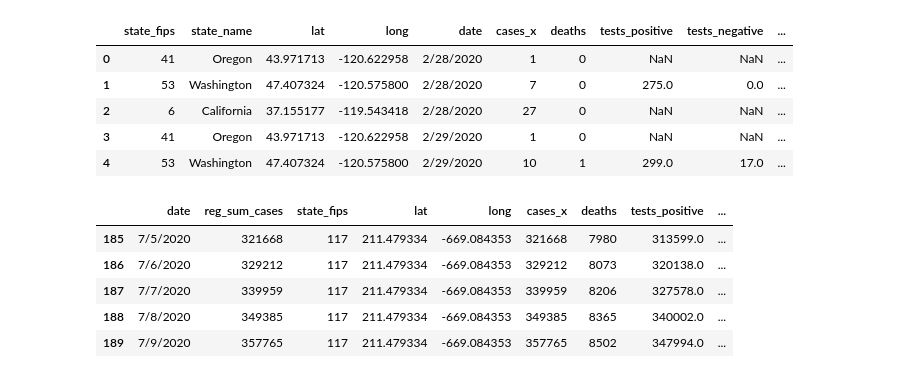
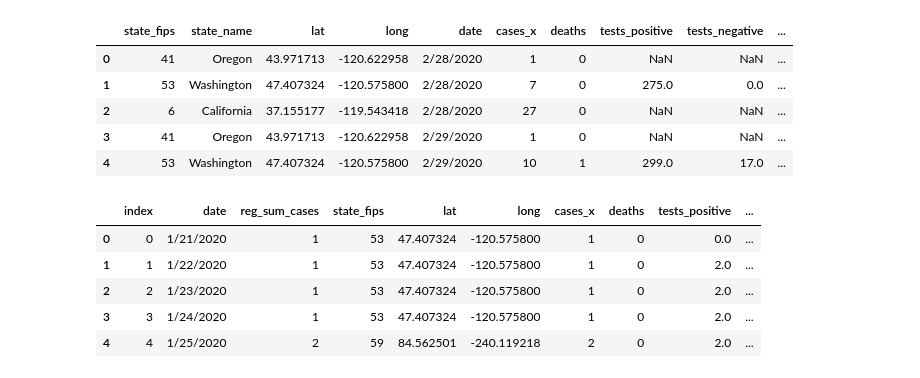
Before and after one commit to searanch/Covid-19-Hackathon, a Jupyter notebook: usa_regions.ipynb, the cells around one changed output. Saved outputs shown, nothing was run; the diff lists cells and outputs as text; code cells hidden in the pictures.

```diff
--- a/usa_regions.ipynb
+++ b/usa_regions.ipynb
@@ -22,11 +25,12 @@ profile = ProfileReport(usa, title="Pandas Profiling Report")
 profile
 profile.to_file("explore_enigma_data.html")
 # %%
-# Convert to Datetime
+# first datetime conversion
 usa['datetime'] = pd.to_datetime(usa['date'])
-usa["day"] = usa['datetime'].map(lambda x: x.day)
-usa["month"] = usa['datetime'].map(lambda x: x.month)
-usa["year"] = usa['datetime'].map(lambda x: x.year)
+#usa["day"] = usa['datetime'].map(lambda x: x.day)
+#usa["month"] = usa['datetime'].map(lambda x: x.month)
+#usa["year"] = usa['datetime'].map(lambda x: x.year)
+#usa.sample(5)
 usa.sample(5)
 # %% [output]
 |  | state_fips | state_name | lat | long | date | cases | deaths | tests_positive | tests_negative | ... |
@@ -223,14 +312,14 @@ pacific_new.head()
 | 3 | 41 | Oregon | 43.971713 | -120.622958 | 2/29/2020 | 1 | 0 | NaN | NaN | ... |
 | 4 | 53 | Washington | 47.407324 | -120.575800 | 2/29/2020 | 10 | 1 | 299.0 | 17.0 | ... |
 # %%
-# trying to consolidate cases per day
-daily_count =pacific_new.groupby(['date', 'reg_sum_cases']).sum()
-daily_count = daily_count.reset_index()
-daily_count.tail()
+# Perform groupby operations to sum cases by day
+pacific_tally =pacific_new.groupby(['date', 'reg_sum_cases']).sum()
+pacific_tally = daily_count.reset_index()
+pacific_tally.head(5)
 # %% [output]
-|  | date | reg_sum_cases | state_fips | lat | long | cases_x | deaths | tests_positive | ... |
-| 185 | 7/5/2020 | 321668 | 117 | 211.479334 | -669.084353 | 321668 | 7980 | 313599.0 | ... |
-| 186 | 7/6/2020 | 329212 | 117 | 211.479334 | -669.084353 | 329212 | 8073 | 320138.0 | ... |
-| 187 | 7/7/2020 | 339959 | 117 | 211.479334 | -669.084353 | 339959 | 8206 | 327578.0 | ... |
-| 188 | 7/8/2020 | 349385 | 117 | 211.479334 | -669.084353 | 349385 | 8365 | 340002.0 | ... |
-| 189 | 7/9/2020 | 357765 | 117 | 211.479334 | -669.084353 | 357765 | 8502 | 347994.0 | ... |
+|  | index | date | reg_sum_cases | state_fips | lat | long | cases_x | deaths | tests_positive | ... |
+| 0 | 0 | 1/21/2020 | 1 | 53 | 47.407324 | -120.575800 | 1 | 0 | 0.0 | ... |
+| 1 | 1 | 1/22/2020 | 1 | 53 | 47.407324 | -120.575800 | 1 | 0 | 2.0 | ... |
+| 2 | 2 | 1/23/2020 | 1 | 53 | 47.407324 | -120.575800 | 1 | 0 | 2.0 | ... |
+| 3 | 3 | 1/24/2020 | 1 | 53 | 47.407324 | -120.575800 | 1 | 0 | 2.0 | ... |
+| 4 | 4 | 1/25/2020 | 2 | 59 | 84.562501 | -240.119218 | 2 | 0 | 2.0 | ... |
```
Also changed, not shown: parts of 18 cells of this notebook.
